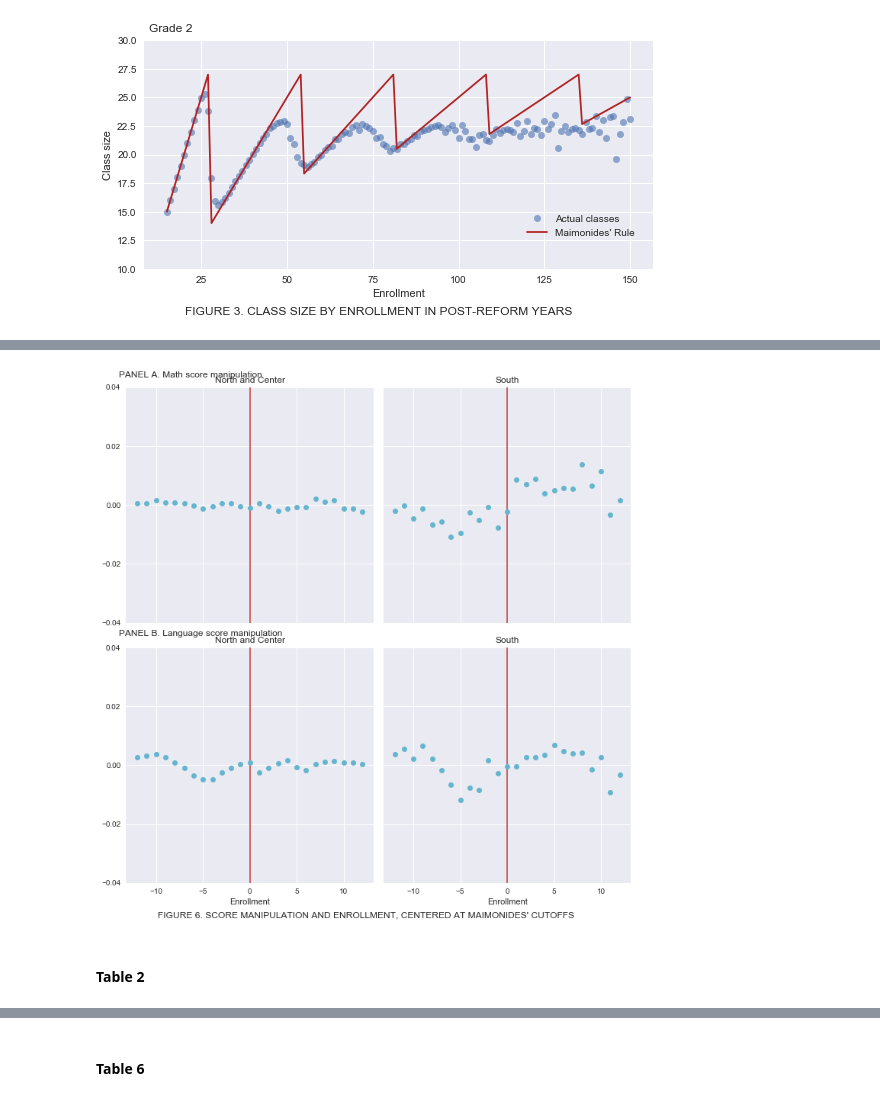
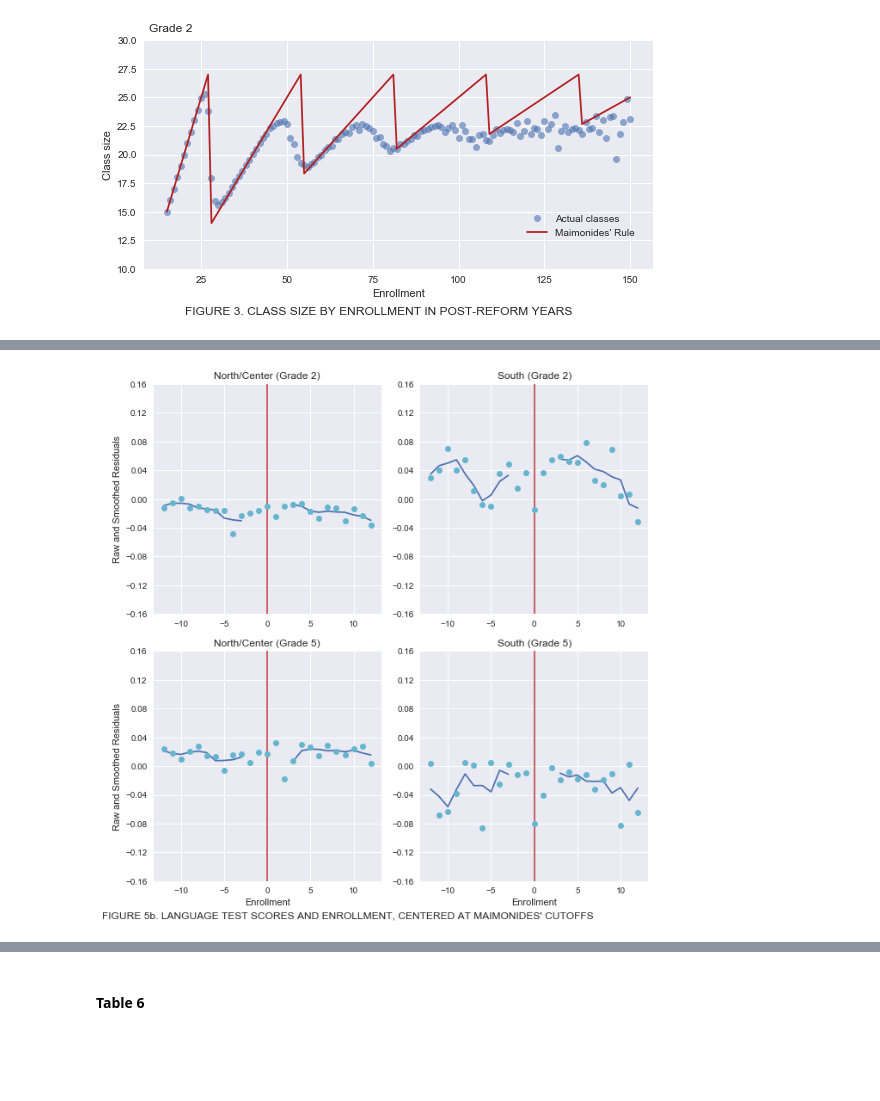
Before and after one commit to FedericoAlexanderRizzuto/microeconometrics-course-project-FedericoAlexanderRizzuto, a Jupyter notebook: project.ipynb, the cells around one changed output, grey strips where cells are left out. Cells and saved outputs as stored; diff of their text form; code cells hidden in the pictures; blank space fills up the shorter version.

```diff
--- a/project.ipynb
+++ b/project.ipynb
@@ -177,6 +217,4 @@ create_fig5(df)
 # %%
-create_fig6(df)
+create_fig5b(df)
 # %% [output]
-[figure, old version]
+[figure, new version]
-# %% [markdown]
-#### Table 2
```
Also changed, not shown: parts of 42 cells of this notebook, 15 other files.
